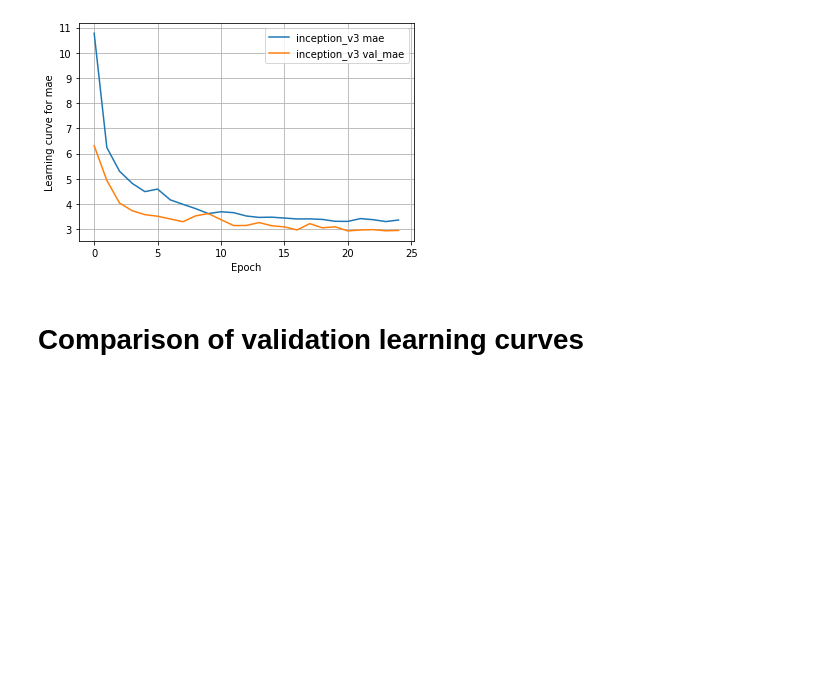
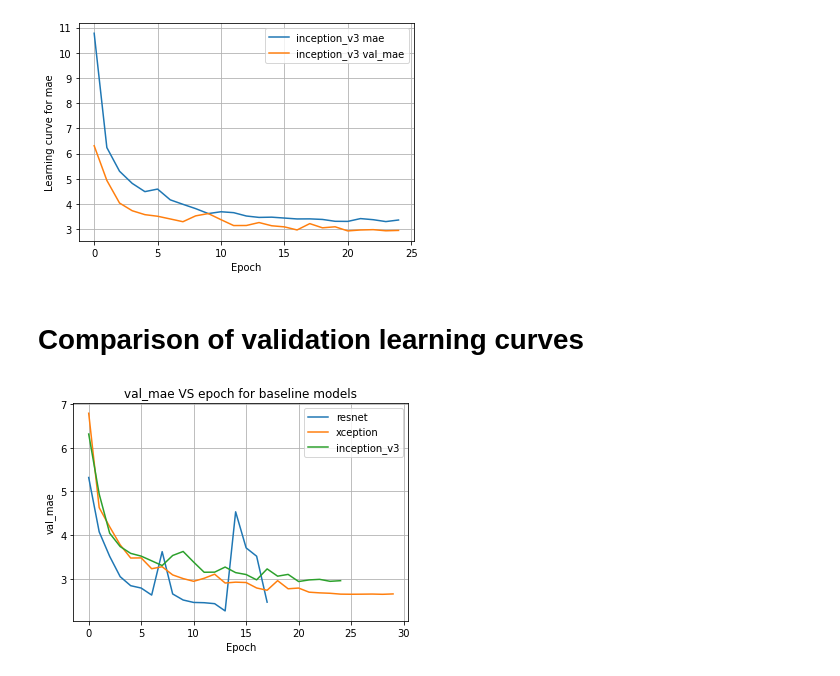
Before and after one commit to PashaIanko/Kaggle.CrowdCounting, a Jupyter notebook: 1_model_comparison.ipynb, the cells around one changed output. Cells and saved outputs as stored; diff of their text form; code cells hidden in the pictures; blank space fills up the shorter version.

Commit message:
Added comparison of learning curves

```diff
--- a/1_model_comparison.ipynb
+++ b/1_model_comparison.ipynb
@@ -675,3 +675,24 @@ for model_name, model_object in MODELS.items():
 [figure]
 # %% [markdown]
 # Comparison of validation learning curves
+# %%
+def compare_learning_curve(
+    csv_dict_,
+    metrics_
+):
+    _, ax = plt.subplots()
+    for model_name, csv_filepath in csv_dict_.items():
+        assert os.path.isfile(csv_filepath)
+        df = pd.read_csv(csv_filepath)
+        assert metrics_ in df.columns
+
+        data = df[metrics_]
+        ax.plot(data, label=model_name)
+    ax.legend()
+    ax.grid()
+
+    ax.set_xlabel('Epoch')
+    ax.set_ylabel(metrics_)
+    ax.set_title(f'{metrics_} VS epoch for baseline models')
+# %% [output]
+[figure, added]
```
Also changed, not shown: parts of 2 cells of this notebook.
